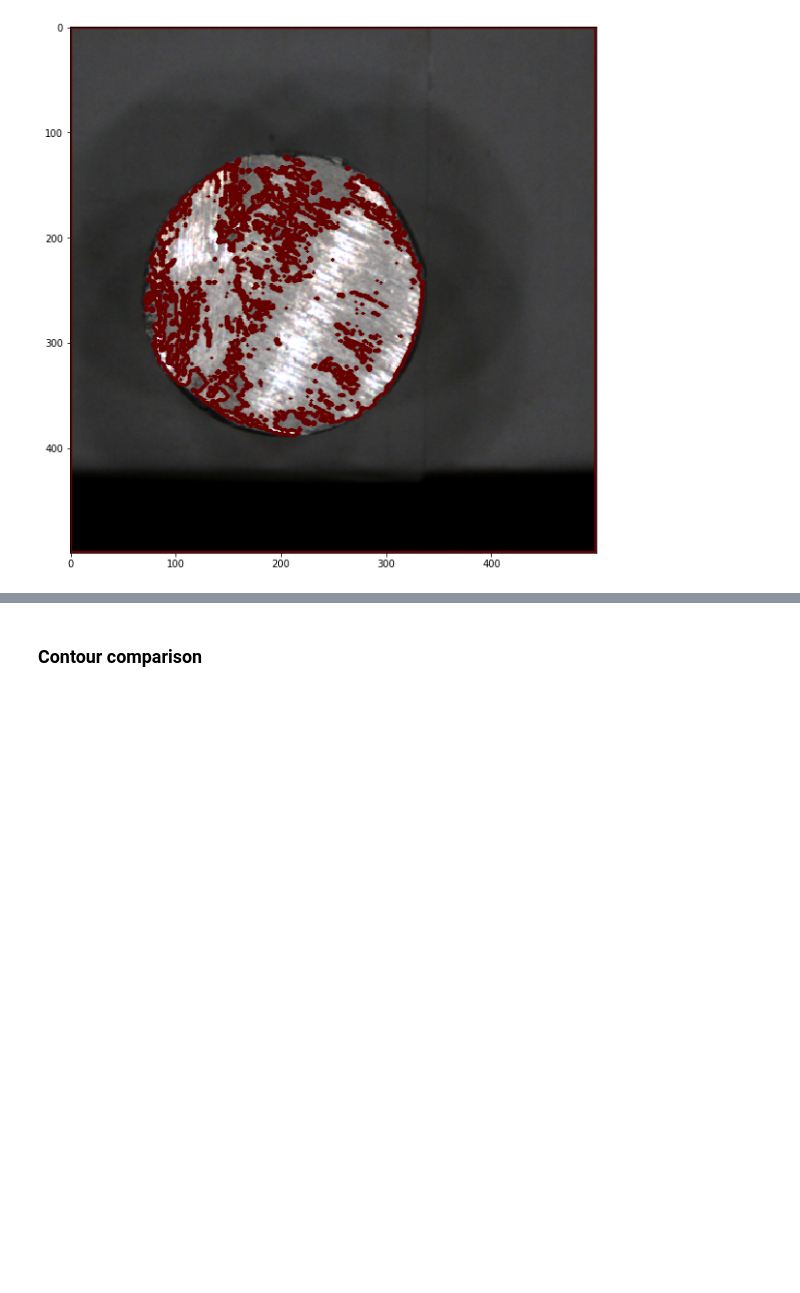
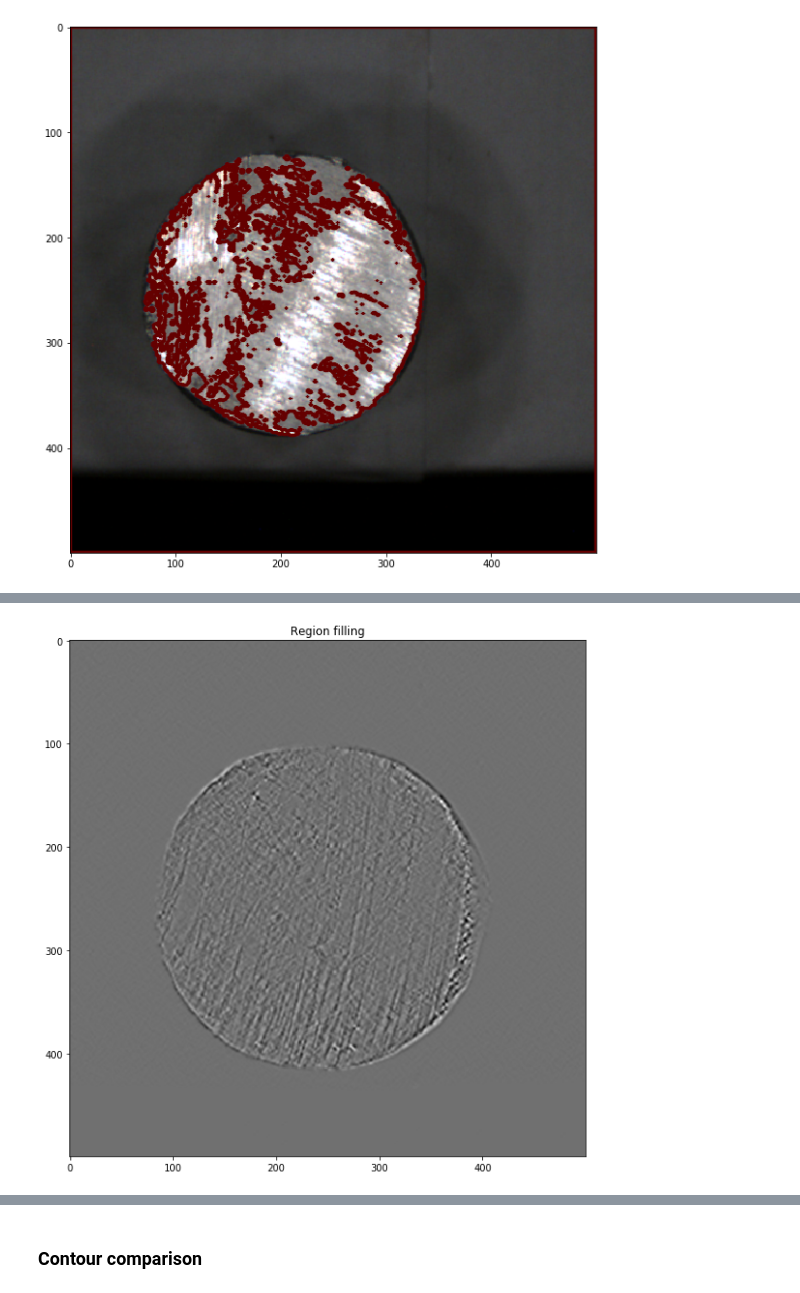
Before and after one commit to rad-mit/CS5102-Digital-Image-Processing-Project, a Jupyter notebook: Project/DIP_Project.ipynb, the cells around one changed output, grey strips where cells are left out. Saved outputs shown, nothing was run; the diff lists cells and outputs as text; code cells hidden in the pictures; blank space fills up the shorter version.

```diff
--- a/Project/DIP_Project.ipynb
+++ b/Project/DIP_Project.ipynb
@@ -247,0 +298,8 @@ plt.show()
+# %%
+fill_im=nd.binary_fill_holes(sobelxy)
+plt.imshow(sobelxy, 'gray')
+plt.title('Region filling')
+
+plt.show()
+# %% [output]
+[figure, added]
```
Also changed, not shown: parts of 12 cells of this notebook.
